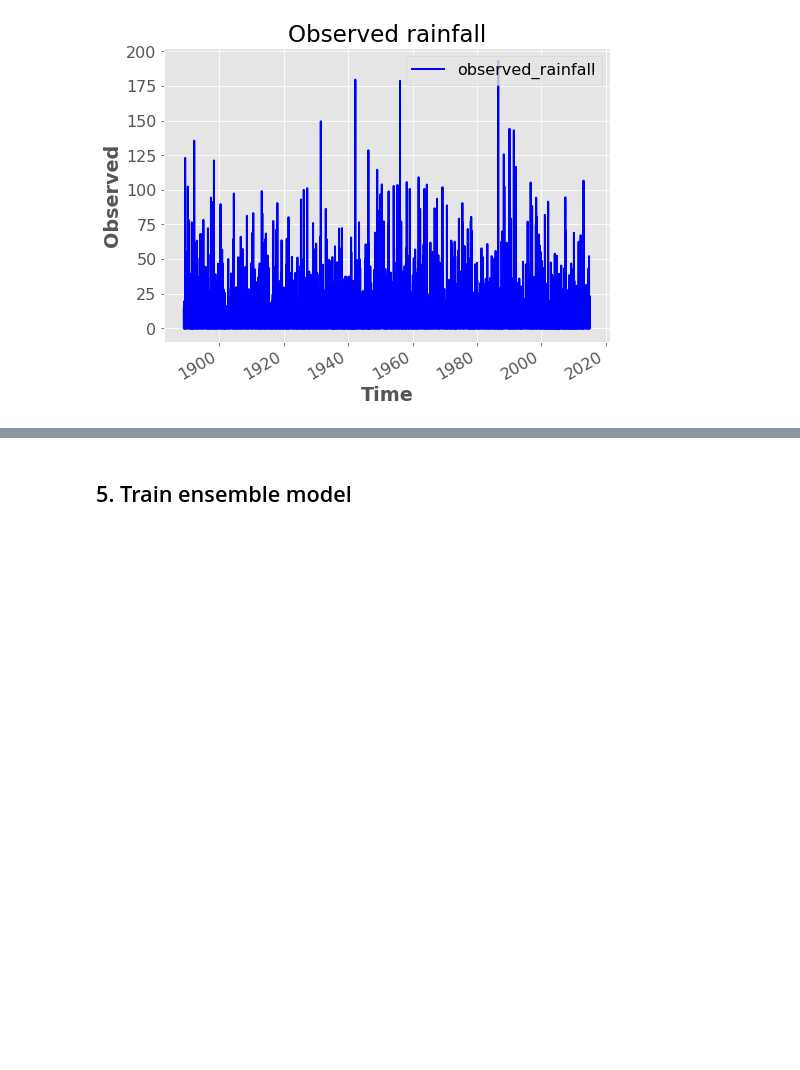
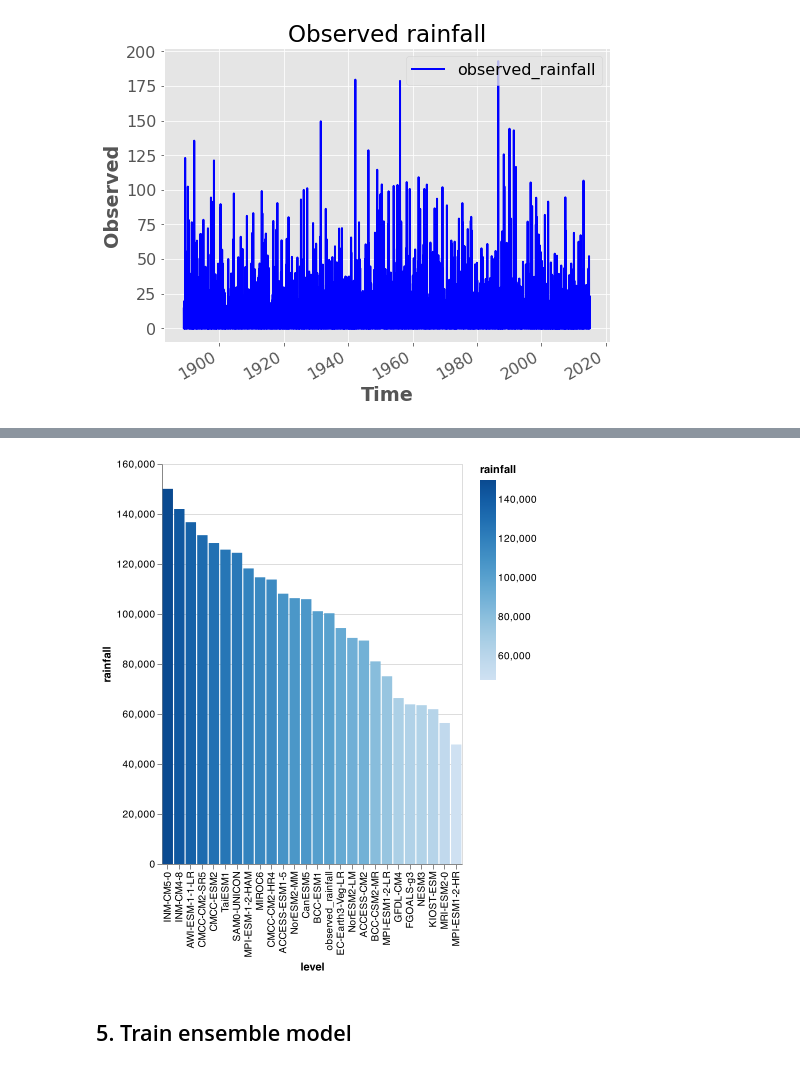
Before and after one commit to UBC-MDS/525_group_5, a Jupyter notebook: notebooks/Milestone3/Milestone3-Task3.ipynb, the cells around one changed output, grey strips where cells are left out. Drawn from its saved outputs; the diff is of its cells as text; code cells hidden in the pictures; blank space fills up the shorter version.

```diff
--- a/notebooks/Milestone3/Milestone3-Task3.ipynb
+++ b/notebooks/Milestone3/Milestone3-Task3.ipynb
@@ -146,6 +146,7 @@ plt.show()
 # %%
 # Removing time column to create a bar plot
 import altair as alt
+alt.renderers.enable('png')
 
 bar = train_df.reset_index(drop=True)
 bar = pd.DataFrame(bar.unstack()).reset_index()
@@ -169,3 +169,4 @@ alt.Chart(bar).mark_bar().encode(
+[figure, added]
 # %% [markdown]
 ## 5. Train ensemble model
 # %%
```
Also changed, not shown: parts of 4 cells of this notebook, 7 other files.
